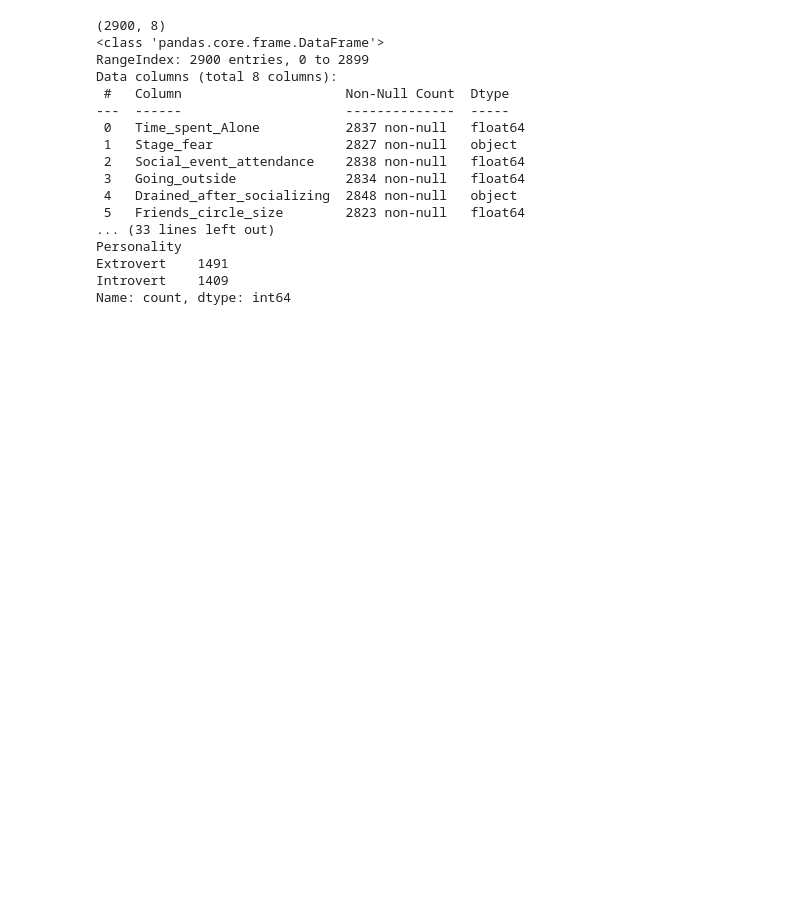
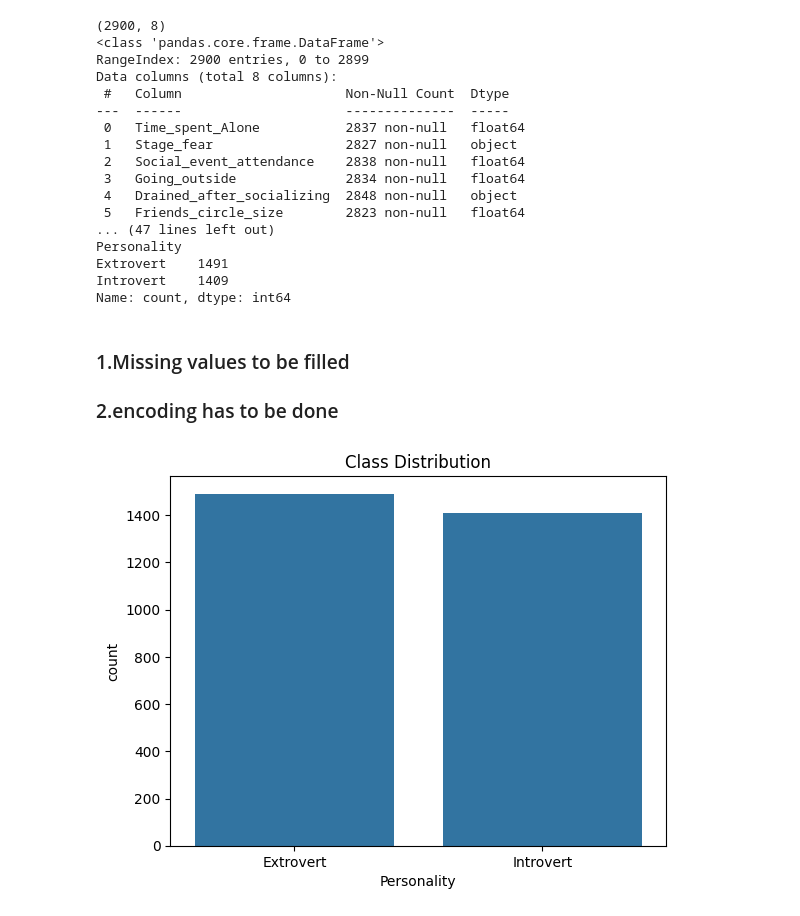
Before and after one commit to HarishRock0/Decryptogen, a Jupyter notebook: model.ipynb, the cells around one changed output. Cells and saved outputs as stored; diff of their text form; code cells hidden in the pictures; blank space fills up the shorter version.

```diff
--- a/model.ipynb
+++ b/model.ipynb
@@ -4,13 +4,15 @@ import numpy as np
 import matplotlib.pyplot as plt
 import seaborn as sns
 # %%
+#EDA
 df = pd.read_csv('personality_dataset.csv')
 
 # Basic exploration
 print(df.shape)
 print(df.info())
 print(df.describe())
-print(df.isnull().sum())          # Check missing values
+print("\n\n\nMissing values:\n", df.isnull().sum())
+print("Missing percentage:\n", (df.isnull().sum() / len(df)) * 100)
 print(df['Personality'].value_counts())  # Check class balance
 # %% [output]
 (2900, 8)
@@ -25,8 +27,18 @@ Data columns (total 8 columns):
  3   Going_outside              2834 non-null   float64
  4   Drained_after_socializing  2848 non-null   object
  5   Friends_circle_size        2823 non-null   float64
-... (33 lines left out)
+... (47 lines left out)
 Personality
 Extrovert    1491
 Introvert    1409
 Name: count, dtype: int64
+# %% [markdown]
+### 1.Missing values to be filled
+### 2.encoding has to be done
+# %%
+# class balance check
+sns.countplot(x='Personality', data=df)
+plt.title('Class Distribution')
+plt.show()
+# %% [output]
+[figure, added]
```
Also changed, not shown: parts of 10 cells of this notebook, 5 other files.
